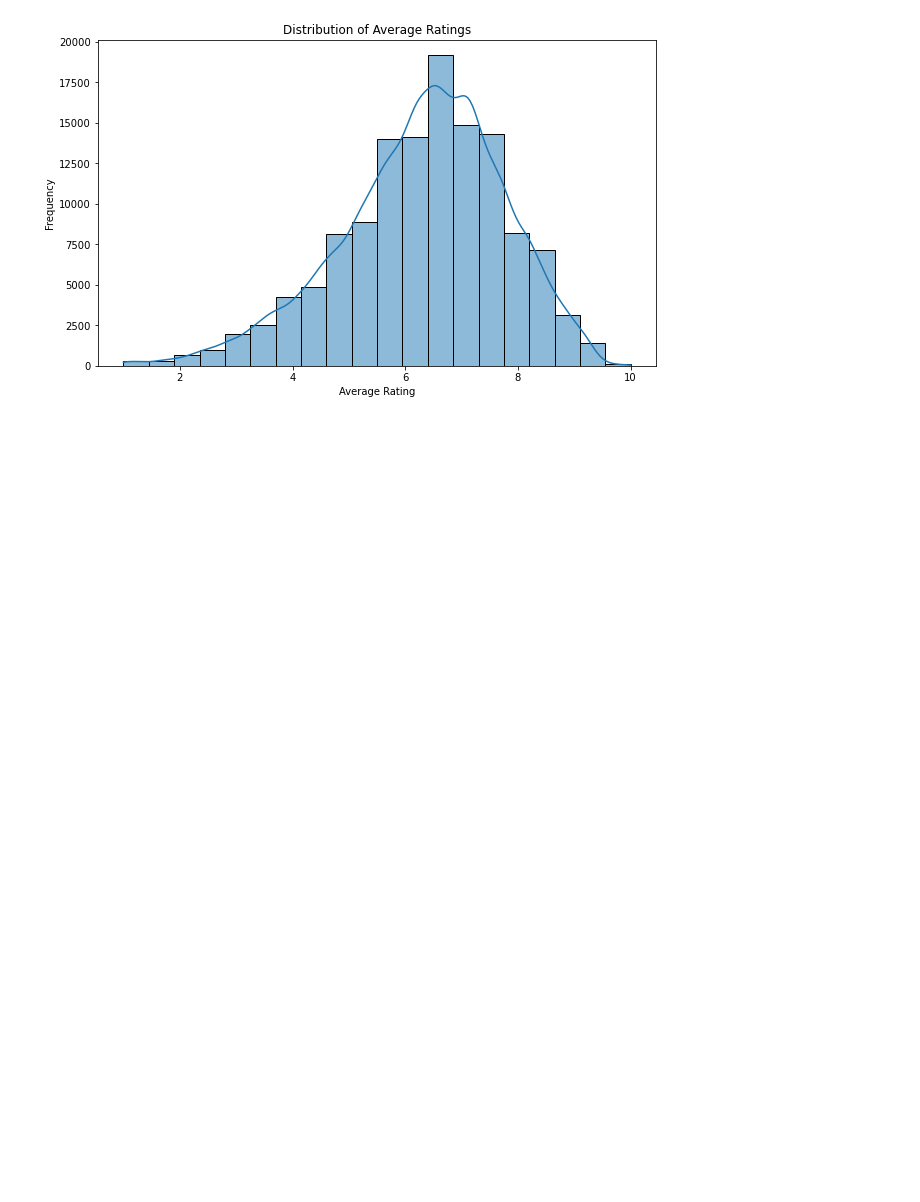
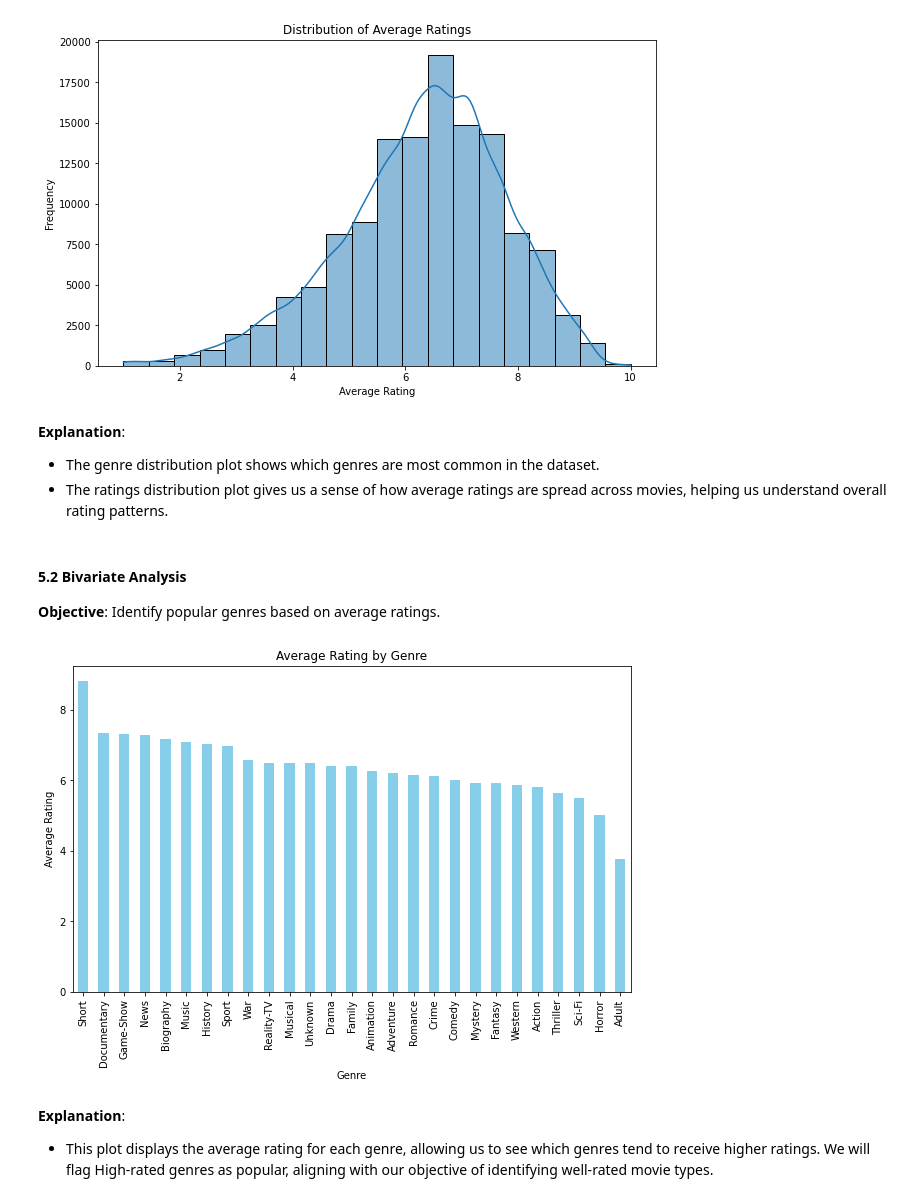
Before and after one commit to Otim135/group3-phase2-project, a Jupyter notebook: ipynbs/Alfred.ipynb, the cells around one changed output. Cells and saved outputs as stored; diff of their text form; code cells hidden in the pictures; blank space fills up the shorter version.

Commit message:
On Bivariate analysis I identified popular genres based on average ratings

```diff
--- a/ipynbs/Alfred.ipynb
+++ b/ipynbs/Alfred.ipynb
@@ -355,3 +355,28 @@ plt.show()
 # %% [output]
 [figure]
 [figure]
+# %% [markdown]
+**Explanation**:
+- The genre distribution plot shows which genres are most common in the dataset.
+- The ratings distribution plot gives us a sense of how average ratings are spread across movies, helping us understand overall rating patterns.
+# %% [markdown]
+#### 5.2 Bivariate Analysis
+
+**Objective**: Identify popular genres based on average ratings.
+# %%
+
+# Calculate the average rating by genre
+average_rating_by_genre = movie_data.groupby('genres')['averagerating'].mean().sort_values(ascending=False)
+
+# Plot average rating by genre
+plt.figure(figsize=(10, 6))
+average_rating_by_genre.plot(kind='bar', color='skyblue')
+plt.title("Average Rating by Genre")
+plt.xlabel("Genre")
+plt.ylabel("Average Rating")
+plt.show()
+# %% [output]
+[figure, added]
+# %% [markdown]
+**Explanation**:
+- This plot displays the average rating for each genre, allowing us to see which genres tend to receive higher ratings.  We will flag High-rated genres as popular, aligning with our objective of identifying well-rated movie types.
```
Also changed, not shown: parts of 1 cell of this notebook.
